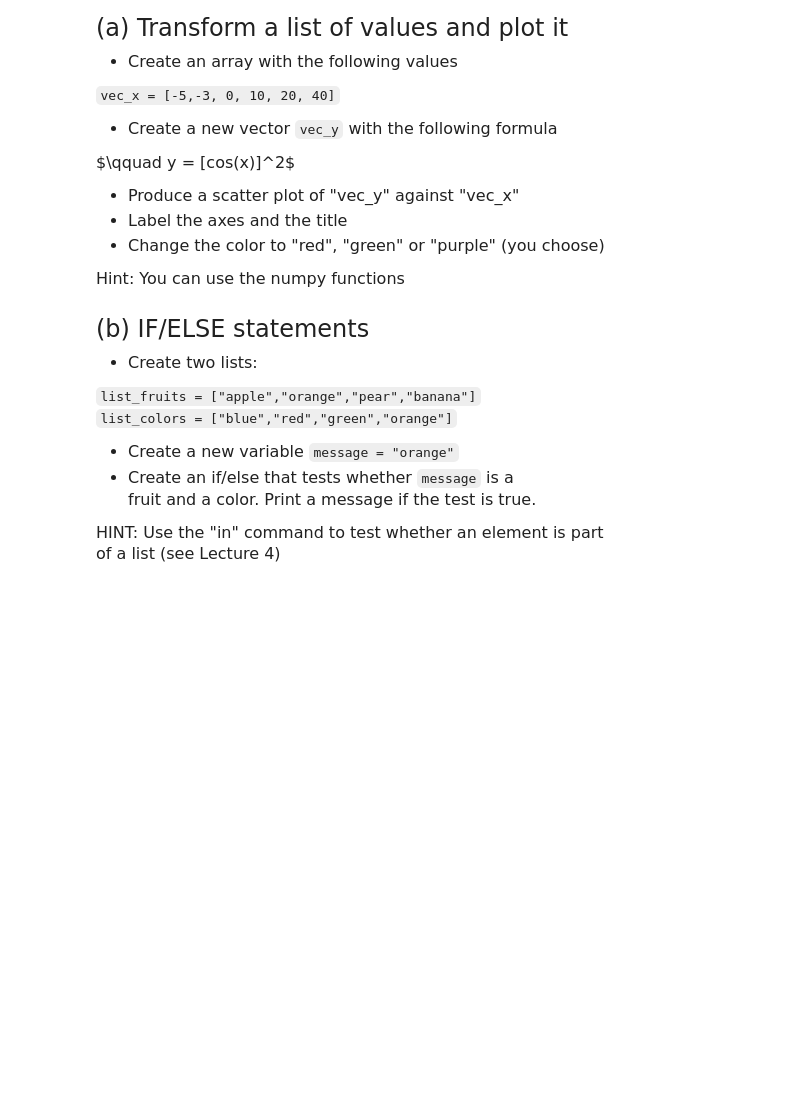
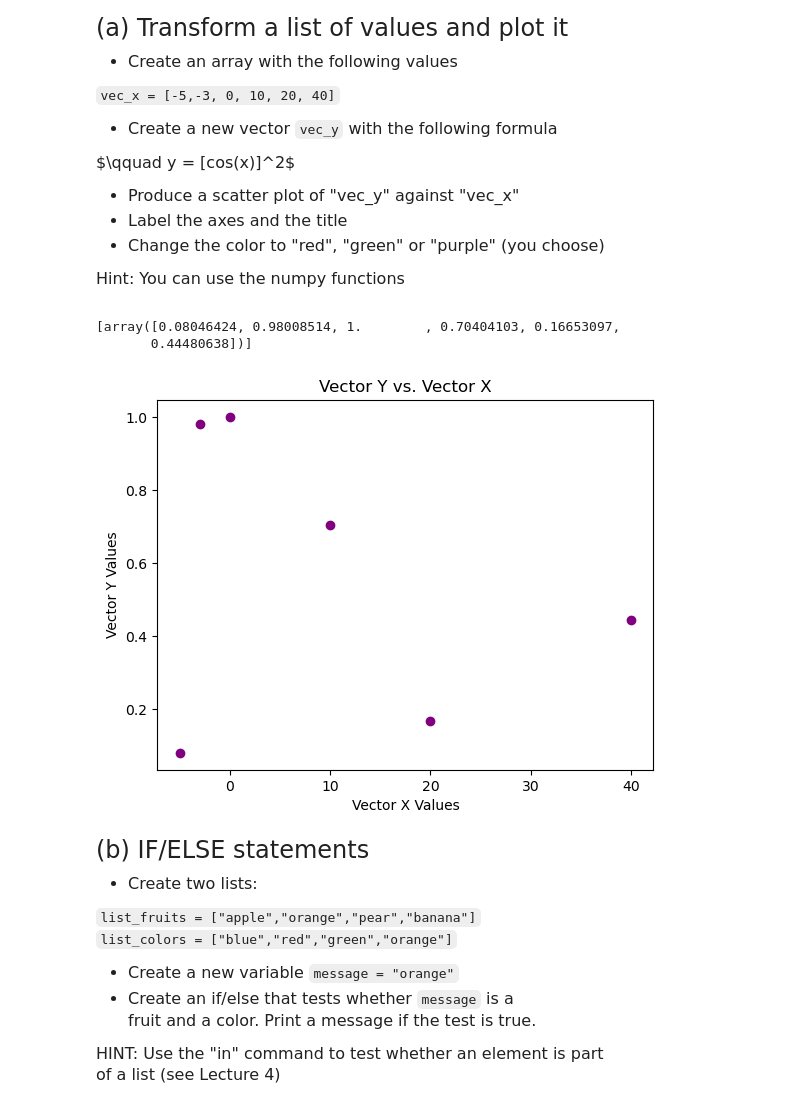
Before and after one commit to alejandrosanchezbecerra/qtm151spring2024, a Jupyter notebook: Quiz1/Quiz 1.ipynb, the cells around one changed output. Cells and saved outputs as stored; diff of their text form; code cells hidden in the pictures; blank space fills up the shorter version.

```diff
--- a/Quiz1/Quiz 1.ipynb
+++ b/Quiz1/Quiz 1.ipynb
@@ -53,3 +60,18 @@ Hint: You can use the numpy functions
+# %%
+# Write your answer here:
+vec_x = np.array([-5, -3, 0, 10, 20, 40])
+vec_y = [np.cos(vec_x)**2]
+print(vec_y)
+
+plt.scatter(x=vec_x, y=vec_y, color = "purple")
+plt.xlabel("Vector X Values")
+plt.ylabel("Vector Y Values")
+plt.title("Vector Y vs. Vector X")
+plt.show()
+# %% [output]
+[array([0.08046424, 0.98008514, 1.        , 0.70404103, 0.16653097,
+       0.44480638])]
+[figure, added]
 # %% [markdown]
 <font size = "5">
 
```
Also changed, not shown: parts of 15 cells of this notebook.
